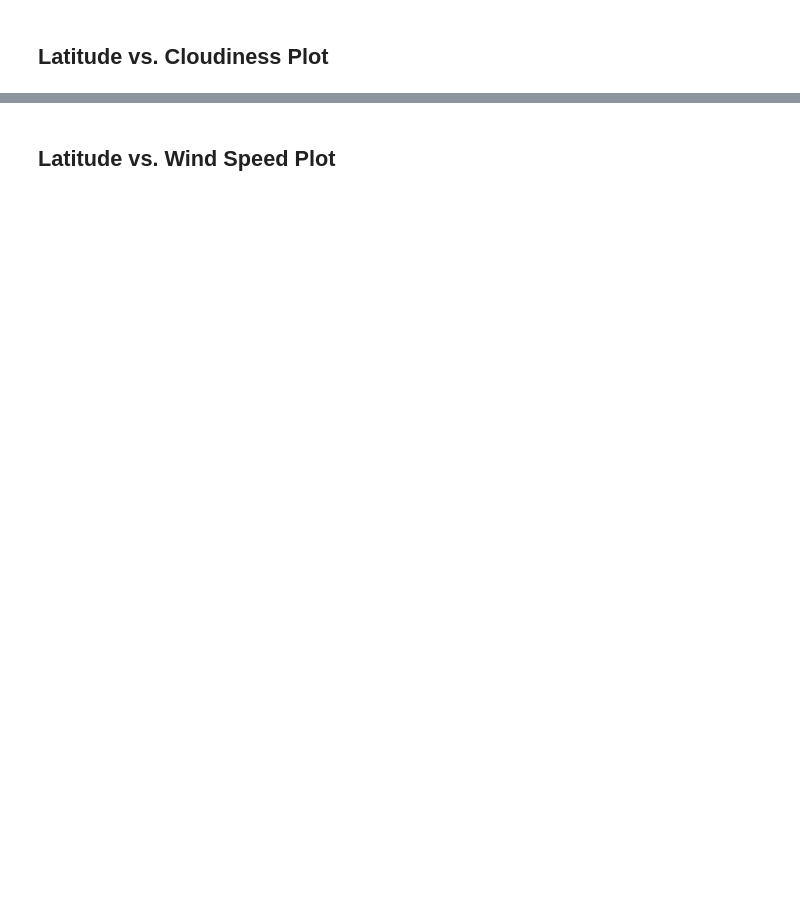
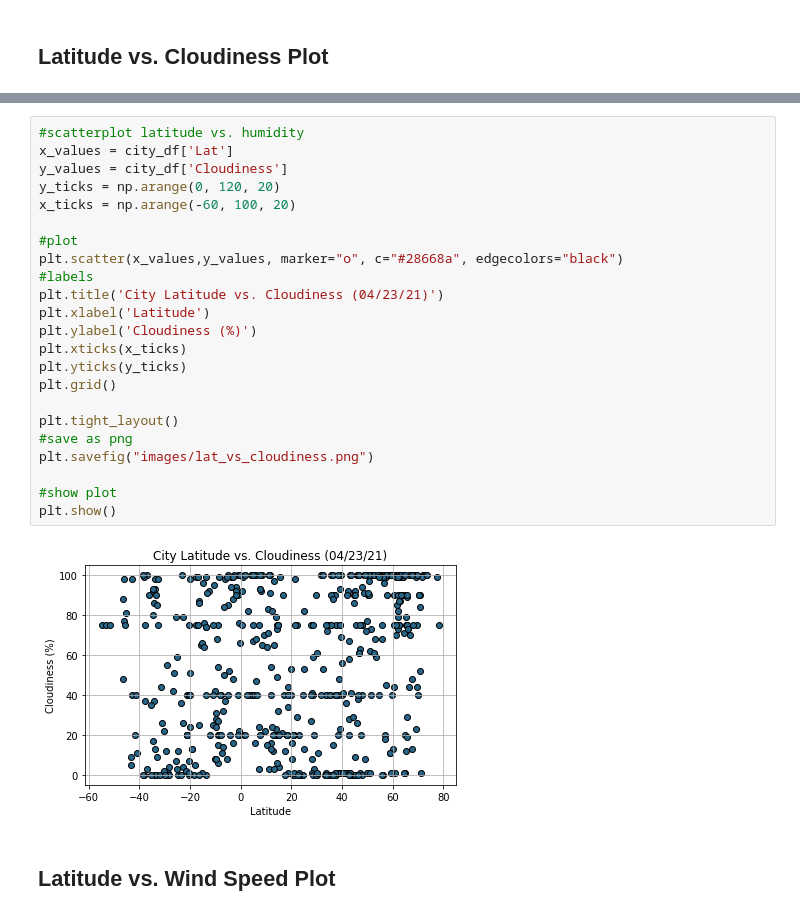
Before and after one commit to moriahtaylor1/python-api-challenge, a Jupyter notebook: WeatherPy/WeatherPy.ipynb, the cells around one changed output, grey strips where cells are left out. Cells and saved outputs as stored; diff of their text form; blank space fills up the shorter version.

```diff
--- a/WeatherPy/WeatherPy.ipynb
+++ b/WeatherPy/WeatherPy.ipynb
@@ -228,2 +256,27 @@ plt.show()
+# %%
+#scatterplot latitude vs. humidity
+x_values = city_df['Lat']
+y_values = city_df['Cloudiness']
+y_ticks = np.arange(0, 120, 20)
+x_ticks = np.arange(-60, 100, 20)
+
+#plot
+plt.scatter(x_values,y_values, marker="o", c="#28668a", edgecolors="black")
+#labels
+plt.title('City Latitude vs. Cloudiness (04/23/21)')
+plt.xlabel('Latitude')
+plt.ylabel('Cloudiness (%)')
+plt.xticks(x_ticks)
+plt.yticks(y_ticks)
+plt.grid()
+
+plt.tight_layout()
+#save as png
+plt.savefig("images/lat_vs_cloudiness.png")
+
+#show plot
+plt.show()
+# %% [output]
+[figure, added]
 # %% [markdown]
 ## Latitude vs. Wind Speed Plot
```
Also changed, not shown: parts of 6 cells of this notebook.
